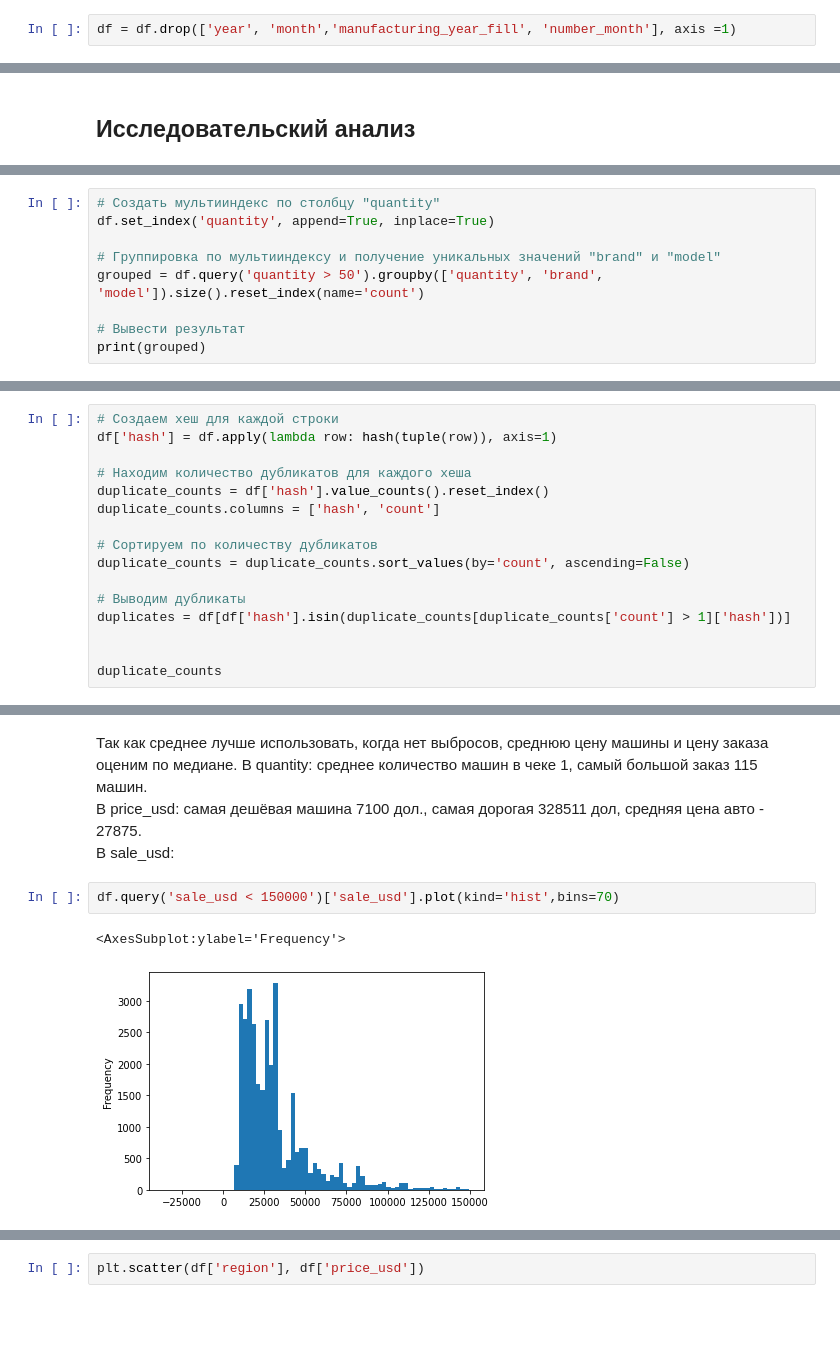
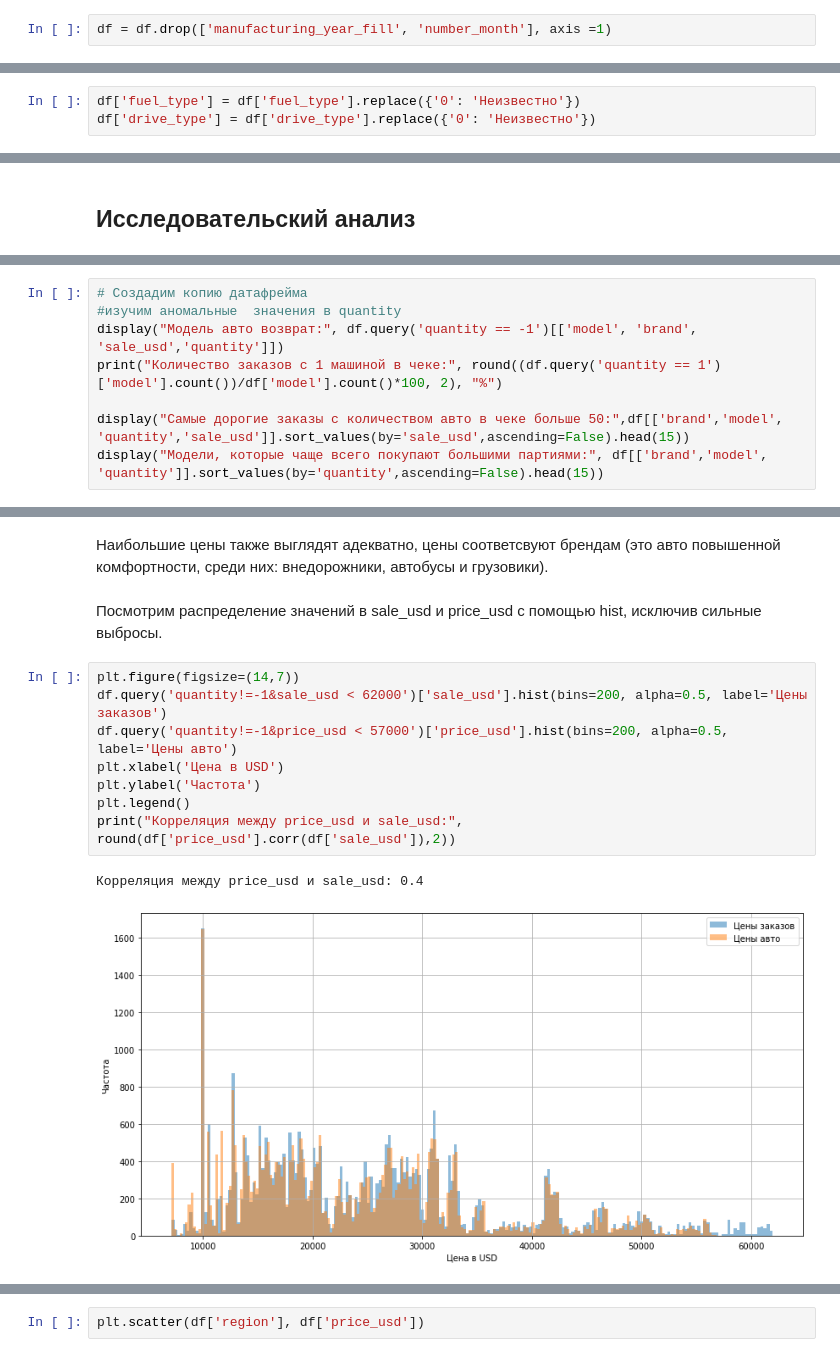
Before and after one commit to Heensz/analysis-of-the-car-market-of-Kazakhstan, a Jupyter notebook: Анализ авторынка Казахстана.ipynb, the cells around one changed output, grey strips where cells are left out. Saved outputs shown, nothing was run; the diff lists cells and outputs as text; blank space fills up the shorter version.

```diff
--- a/Анализ авторынка Казахстана.ipynb
+++ b/Анализ авторынка Казахстана.ipynb
@@ -850,2 +696,2 @@ memory usage: 5.4+ MB
 # %%
-df = df.drop(['year', 'month','manufacturing_year_fill', 'number_month'], axis =1)
+df = df.drop(['manufacturing_year_fill', 'number_month'], axis =1)
@@ -851,0 +706,3 @@ df = df.drop(['year', 'month','manufacturing_year_fill', 'number_month'], axis =
+# %%
+df['fuel_type'] = df['fuel_type'].replace({'0': 'Неизвестно'})
+df['drive_type'] = df['drive_type'].replace({'0': 'Неизвестно'})
@@ -979,10 +851,9 @@ for value in values_to_process:
 # %%
-# Создать мультииндекс по столбцу "quantity"
-df.set_index('quantity', append=True, inplace=True)
+# Создадим копию датафрейма
+#изучим аномальные  значения в quantity
+display("Модель авто возврат:", df.query('quantity == -1')[['model', 'brand', 'sale_usd','quantity']])
+print("Количество заказов с 1 машиной в чеке:", round((df.query('quantity == 1')['model'].count())/df['model'].count()*100, 2), "%")
 
-# Группировка по мультииндексу и получение уникальных значений "brand" и "model"
-grouped = df.query('quantity > 50').groupby(['quantity', 'brand', 'model']).size().reset_index(name='count')
-
-# Вывести результат
-print(grouped)
+display("Самые дорогие заказы с количеством авто в чеке больше 50:",df[['brand','model', 'quantity','sale_usd']].sort_values(by='sale_usd',ascending=False).head(15))
+display("Модели, которые чаще всего покупают большими партиями:", df[['brand','model', 'quantity']].sort_values(by='quantity',ascending=False).head(15))
 # %% [output]
@@ -1000,16 +897,0 @@ print(grouped)
-# %%
-# Создаем хеш для каждой строки
-df['hash'] = df.apply(lambda row: hash(tuple(row)), axis=1)
-
-# Находим количество дубликатов для каждого хеша
-duplicate_counts = df['hash'].value_counts().reset_index()
-duplicate_counts.columns = ['hash', 'count']
-
-# Сортируем по количеству дубликатов
-duplicate_counts = duplicate_counts.sort_values(by='count', ascending=False)
-
-# Выводим дубликаты
-duplicates = df[df['hash'].isin(duplicate_counts[duplicate_counts['count'] > 1]['hash'])]
-
-
-duplicate_counts
@@ -1083,10 +1013,15 @@ df[df['quantity'] != -1][['quantity', 'price_usd','sale_usd']].agg(['min', 'max'
+# %% [markdown]
+Наибольшие цены также выглядят адекватно, цены соответсвуют брендам (это авто повышенной комфортности, среди них: внедорожники, автобусы и грузовики).
 # %% [markdown]
-Так как среднее лучше использовать, когда нет выбросов, среднюю цену машины и цену заказа оценим по медиане.
-В quantity: среднее количество машин в чеке 1, самый большой заказ 115 машин.
-В price_usd: самая дешёвая машина 7100 дол., самая дорогая 328511 дол, средняя цена авто - 27875.
-В sale_usd:
+Посмотрим распределение значений в sale_usd и price_usd с помощью hist, исключив сильные выбросы.
 # %%
-df.query('sale_usd < 150000')['sale_usd'].plot(kind='hist',bins=70)
+plt.figure(figsize=(14,7))
+df.query('quantity!=-1&sale_usd < 62000')['sale_usd'].hist(bins=200, alpha=0.5, label='Цены заказов')
+df.query('quantity!=-1&price_usd < 57000')['price_usd'].hist(bins=200, alpha=0.5, label='Цены авто')
+plt.xlabel('Цена в USD')
+plt.ylabel('Частота')
+plt.legend()
+print("Корреляция между price_usd и sale_usd:", round(df['price_usd'].corr(df['sale_usd']),2))
 # %% [output]
-<AxesSubplot:ylabel='Frequency'>
+Корреляция между price_usd и sale_usd: 0.4
-[figure, old version]
+[figure, new version]
```
Also changed, not shown: parts of 134 cells of this notebook.
